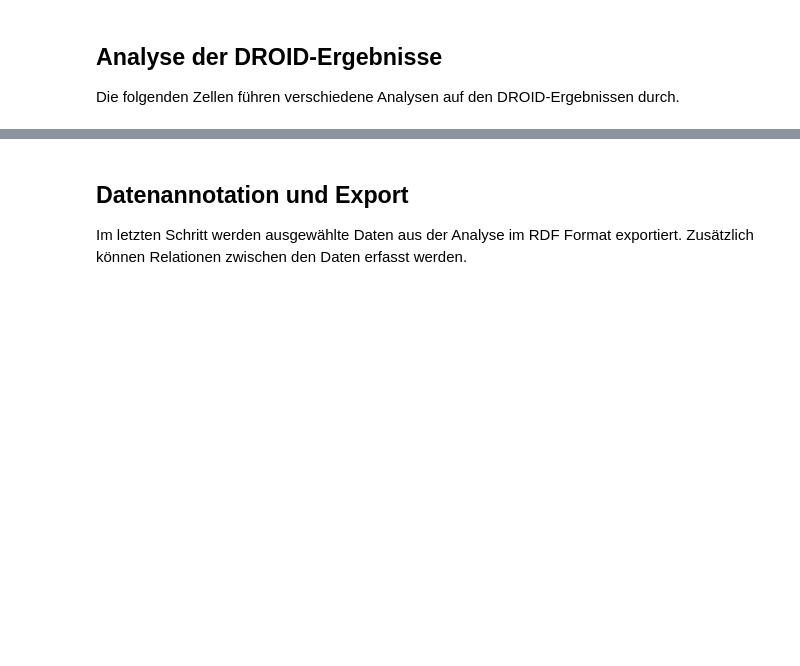
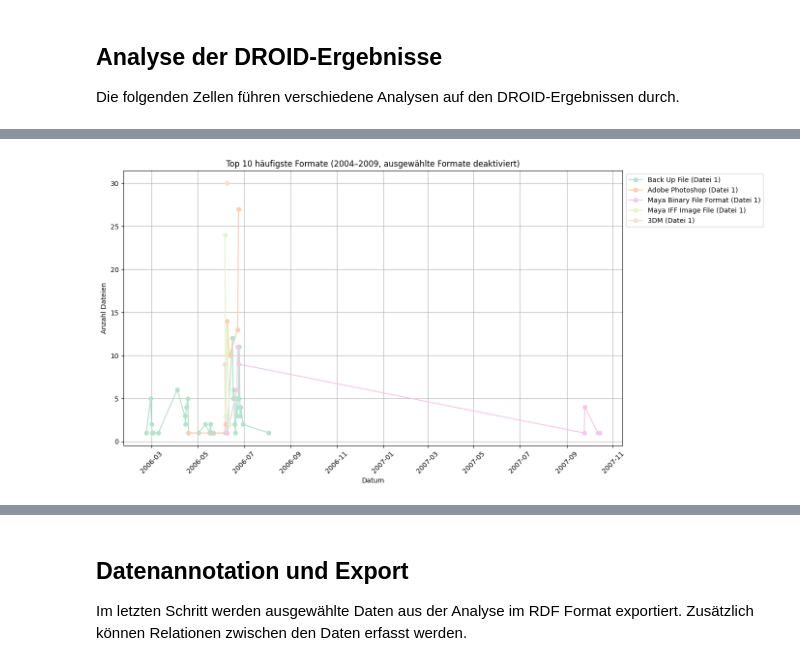
Before and after one commit to AdrianPoellinger/27_DCA_Ingest, a Jupyter notebook: notebooks/DCA_Ingest_2025-11-28_Gantenbein_Gramazio-Kohler.ipynb, the cells around one changed output, grey strips where cells are left out. Saved outputs shown, nothing was run; the diff lists cells and outputs as text; code cells hidden in the pictures; blank space fills up the shorter version.

```diff
--- a/notebooks/DCA_Ingest_2025-11-28_Gantenbein_Gramazio-Kohler.ipynb
+++ b/notebooks/DCA_Ingest_2025-11-28_Gantenbein_Gramazio-Kohler.ipynb
@@ -142,3 +144,80 @@ Hinweis: analyse_formats Modul nicht gefunden. Überspringe diese Analyse.
+# %%
+import pandas as pd
+import matplotlib.pyplot as plt
+
+def analyse_sel_formats(csv_path, output_dir=None, show_plot=True):
+
+    # Konfigurierbare Ausschlussliste
+    deaktivierte_formate = {
+        "Windows Bitmap",
+        "JPEG File Interchange Format",
+        "Tagged Image File Format",
+        "ZIP Format",
+        "Acrobat PDF 1.3 - Portable Document Format",
+        "Acrobat PDF 1.4 - Portable Document Format",
+        "Acrobat PDF 1.6 - Portable Document Format"
+    }
+
+    # Start- und Enddatum
+    startjahr = 2006
+    endjahr = 2007
+
+    # CSV-Dateien einlesen
+    df = pd.read_csv(csv_path)
+
+    # Spalte 'LAST_MODIFIED' in datetime umwandeln
+    df['LAST_MODIFIED'] = pd.to_datetime(df['LAST_MODIFIED'], errors='coerce')
+
+
+    # Zeitraum filtern: nur Daten von 2004 bis 2009
+    df = df[(df['LAST_MODIFIED'].dt.year >= startjahr) & (df['LAST_MODIFIED'].dt.year <= endjahr)]
+
+    # Optional: Formate ausschließen
+    df = df[~df['FORMAT_NAME'].isin(deaktivierte_formate)]
+
+    # Die 5 häufigsten Formate in beiden Dateien ermitteln
+    top_formats = df['FORMAT_NAME'].value_counts().nlargest(5).index
+
+    # Plot vorbereiten
+    plt.figure(figsize=(14, 7))
+
+    # Farben für Datei 1 (Blau-Schattierung)
+    #colors1 = plt.cm.Blues_r(range(50, 50 + 20 * len(top_formats1), 20))
+    pastel2 = plt.get_cmap("Pastel2")
+
+    # Farben für Datei 1
+    colors1 = [pastel2(i / len(top_formats)) for i in range(len(top_formats))]
+
+
+    # Plot für Datei 1
+    for i, format_name in enumerate(top_formats):
+        format_df = df[df['FORMAT_NAME'] == format_name].copy()
+        format_df = format_df.sort_values('LAST_MODIFIED')
+        time_series = format_df['LAST_MODIFIED'].dt.date.value_counts().sort_index()
+        plt.plot(time_series.index, time_series.values, marker='o', linestyle='-', label=f"{format_name} (Datei 1)", color=colors1[i])
+
+
+
+    # Diagramm formatieren
+    plt.title("Top 10 häufigste Formate (2004–2009, ausgewählte Formate deaktiviert)")
+    plt.xlabel("Datum")
+    plt.ylabel("Anzahl Dateien")
+    plt.xticks(rotation=45)
+    plt.legend(loc='upper left', bbox_to_anchor=(1, 1))
+    plt.grid(True)
+    plt.tight_layout()
+    plt.savefig("../res/vergleich_top10_formats_bereinigt.png")
+    plt.show()
+try:
+    analyse_sel_formats(CSV_PATH, OUTPUT_DIR, show_plot=False)
+except ImportError:
+    print("Hinweis: analyse_formats Modul nicht gefunden. Überspringe diese Analyse.")
+except FileNotFoundError as e:
+    print(f"Datei nicht gefunden: {e}")
+except Exception as e:
+    print(f"Fehler bei analyse_formats: {e}")
+# %% [output]
+[figure, added]
 # %%
 # Analyse: Zeitliche Verteilung eines spezifischen Formats
 # Beispiel: Analysiere das häufigste Format über die Zeit
```
Also changed, not shown: parts of 7 cells of this notebook, 4 other files.
